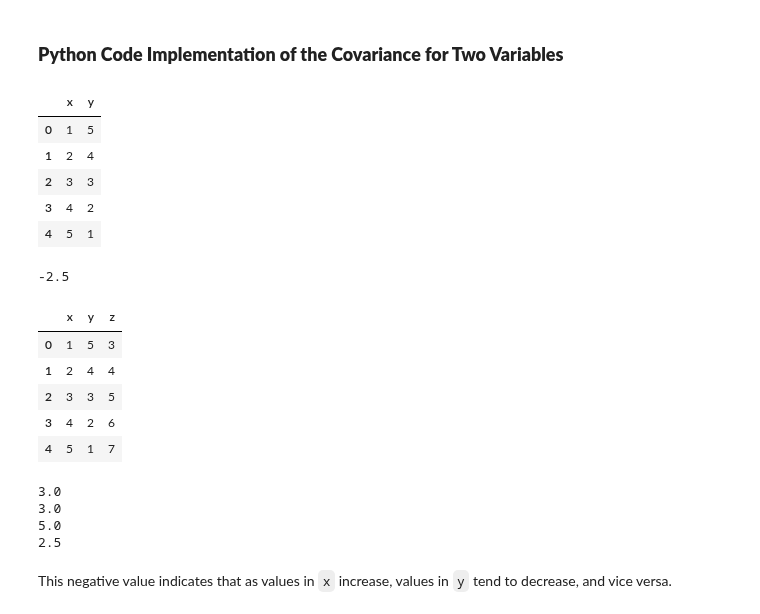
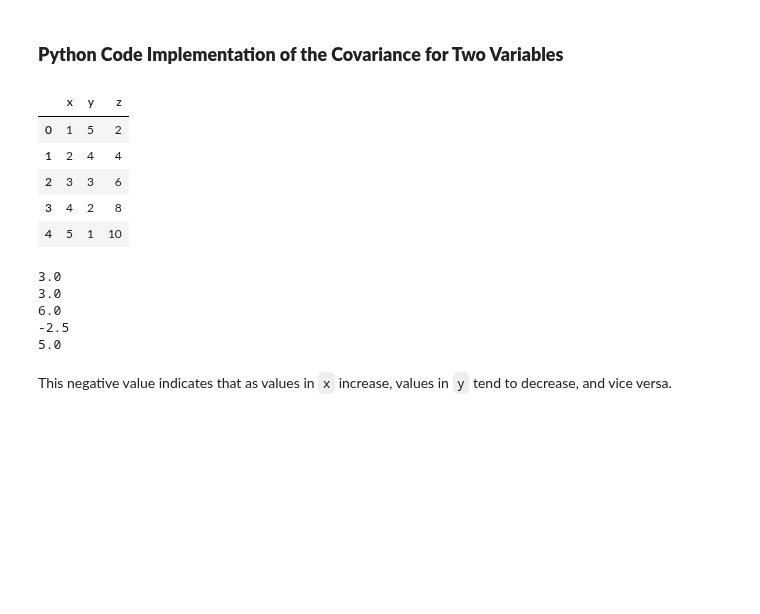
Before and after one commit to shubha95/python, a Jupyter notebook: Applied Data Science with Python/Instructor_Slide_and_Notebooks/Lesson_06_Math and Statistics Fundamentals/6.02_Statistics_Fundamentals.ipynb, the cells around one changed output. Cells and saved outputs as stored; diff of their text form; code cells hidden in the pictures; blank space fills up the shorter version.

```diff
--- a/Applied Data Science with Python/Instructor_Slide_and_Notebooks/Lesson_06_Math and Statistics Fundamentals/6.02_Statistics_Fundamentals.ipynb
+++ b/Applied Data Science with Python/Instructor_Slide_and_Notebooks/Lesson_06_Math and Statistics Fundamentals/6.02_Statistics_Fundamentals.ipynb
@@ -498,55 +490,35 @@ N is the number of observations.
 # %%
 import pandas as pd
 
 # Creating a DataFrame with two columns, x and y
 data = {'x': [1, 2, 3, 4, 5],
-        'y': [5, 4, 3, 2, 1]}
+        'y': [5, 4, 3, 2, 1],
+        'z': [2,4,6,8,10]}
 df = pd.DataFrame(data)
-
 
 # Calculating the covariance between x and y
 cov_xy = df.cov().iloc[0, 1]
-cov_xy
+
+#Calculating the covariance between x and z
+cov_xz = df.cov().iloc[0, 2]
 display(df)
-
-
+print(df.x.mean())
+print(df.y.mean())
+print(df.z.mean())
 print(cov_xy)
+print(cov_xz)
 # %% [output]
-|  | x | y |
-| 0 | 1 | 5 |
-| 1 | 2 | 4 |
-| 2 | 3 | 3 |
-| 3 | 4 | 2 |
-| 4 | 5 | 1 |
+|  | x | y | z |
+| 0 | 1 | 5 | 2 |
+| 1 | 2 | 4 | 4 |
+| 2 | 3 | 3 | 6 |
+| 3 | 4 | 2 | 8 |
+| 4 | 5 | 1 | 10 |
+3.0
+3.0
+6.0
 -2.5
+5.0
-# %%
-# Creating a DataFrame with two columns, x and y
-data = {'x': [1, 2, 3, 4, 5],
-        'y': [5, 4, 3, 2, 1],
-        'z':[3,4,5,6,7]}
-df = pd.DataFrame(data)
-
-
-# Calculating the covariance between x and y
-cov_xy = df.cov().iloc[0, 2]
-cov_xy
-display(df)
-print(df.x.mean())
-print(df.y.mean())
-print(df.z.mean())
-
-print(cov_xy)
-# %% [output]
-|  | x | y | z |
-| 0 | 1 | 5 | 3 |
-| 1 | 2 | 4 | 4 |
-| 2 | 3 | 3 | 5 |
-| 3 | 4 | 2 | 6 |
-| 4 | 5 | 1 | 7 |
-3.0
-3.0
-5.0
-2.5
 # %% [markdown]
 This negative value indicates that as values in `x` increase, values in `y` tend to decrease, and vice versa.
 # %% [markdown]
```
Also changed, not shown: parts of 43 cells of this notebook, 1 other file.
